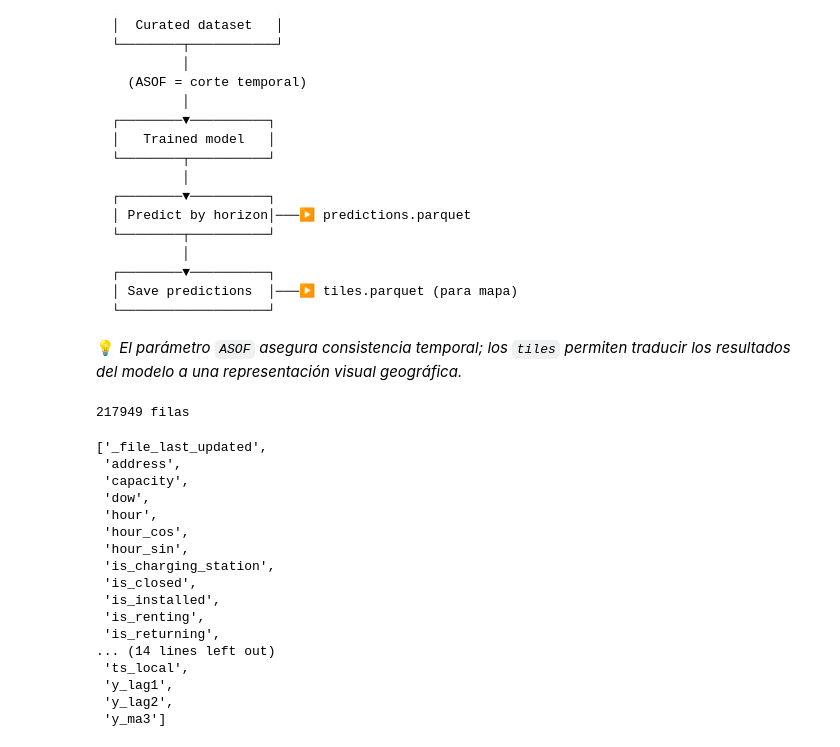
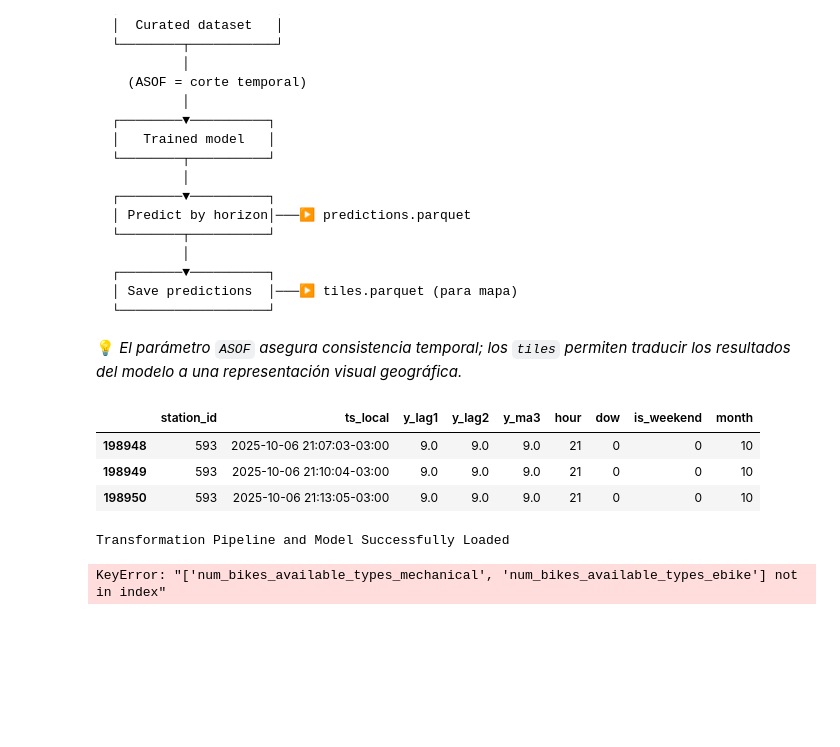
Before and after one commit to ri1965/ecobici_automl, a Jupyter notebook: notebooks/PASO_8_predict_dashboard.ipynb, the cells around one changed output. Saved outputs shown, nothing was run; the diff lists cells and outputs as text; code cells hidden in the pictures; blank space fills up the shorter version.

```diff
--- a/notebooks/PASO_8_predict_dashboard.ipynb
+++ b/notebooks/PASO_8_predict_dashboard.ipynb
@@ -393,27 +393,50 @@ ASOF timestamp → busca los últimos datos → modelo predice → guarda predic
     └───────────────────┘
 
 💡 *El parámetro `ASOF` asegura consistencia temporal; los `tiles` permiten traducir los resultados del modelo a una representación visual geográfica.*
-# %%
-import pandas as pd
-df = pd.read_parquet("../data/curated/ecobici_model_ready.parquet")
-print(len(df), "filas")
-sorted(df.columns.tolist())[:30]  # muestra primeras 30 columnas ordenadas
-# %% [output]
-217949 filas
-['_file_last_updated',
- 'address',
- 'capacity',
- 'dow',
- 'hour',
- 'hour_cos',
- 'hour_sin',
- 'is_charging_station',
- 'is_closed',
- 'is_installed',
- 'is_renting',
- 'is_returning',
-... (14 lines left out)
- 'ts_local',
- 'y_lag1',
- 'y_lag2',
- 'y_ma3']
+# %%
+import pandas as pd
+preds = pd.read_parquet("../predictions/latest.parquet")
+
+# 1) ¿Varía algo por horizonte?
+preds.groupby("h")["yhat"].describe()
+
+# 2) ¿Para la misma estación/ts base las features usadas son iguales para todos los h?
+# (esto explicaría por qué el modelo devuelve lo mismo para 1,3,6,12)
+Xref = pd.read_parquet("../data/curated/ecobici_model_ready.parquet")
+cols_feats = ["y_lag1","y_lag2","y_ma3","hour","dow","is_weekend","month"]  # ajustá si usás más
+Xref[["station_id","ts_local"] + cols_feats].sort_values(["station_id","ts_local"]).tail(3)
+# %% [output]
+|  | station_id | ts_local | y_lag1 | y_lag2 | y_ma3 | hour | dow | is_weekend | month |
+| 198948 | 593 | 2025-10-06 21:07:03-03:00 | 9.0 | 9.0 | 9.0 | 21 | 0 | 0 | 10 |
+| 198949 | 593 | 2025-10-06 21:10:04-03:00 | 9.0 | 9.0 | 9.0 | 21 | 0 | 0 | 10 |
+| 198950 | 593 | 2025-10-06 21:13:05-03:00 | 9.0 | 9.0 | 9.0 | 21 | 0 | 0 | 10 |
+# %%
+from pycaret.regression import load_model, predict_model
+import pandas as pd
+
+model = load_model("../models/03A_pycaret/pycaret_best_model")  # sin .pkl
+X_base = pd.read_parquet("../data/curated/ecobici_model_ready.parquet")
+
+def build_future(X, h):
+    X = X.copy()
+    X["timestamp_pred"] = X["ts_local"] + pd.to_timedelta(h, "h")
+    X["hour"] = (X["hour"] + h) % 24
+    # si tu dataset ya trae dow/month de la hora actual, recomputalos para T+h:
+    X["dow"] = (X["timestamp_pred"].dt.dayofweek).astype(int)
+    X["month"] = (X["timestamp_pred"].dt.month).astype(int)
+    X["is_weekend"] = X["dow"].isin([5,6]).astype(int)
+    X["hour_sin"] = np.sin(2*np.pi*X["hour"]/24.0)
+    X["hour_cos"] = np.cos(2*np.pi*X["hour"]/24.0)
+    return X
+
+dfs = []
+for h in [1,3,6,12]:
+    X_h = build_future(X_base, h)
+    out = predict_model(model, data=X_h)
+    dfs.append(out[["station_id","timestamp_pred"]].assign(h=h, yhat=out["Label"]))
+
+preds = pd.concat(dfs, ignore_index=True)
+preds.to_parquet("../predictions/latest.parquet", index=False)
+# %% [output]
+Transformation Pipeline and Model Successfully Loaded
+KeyError: "['num_bikes_available_types_mechanical', 'num_bikes_available_types_ebike'] not in index"
```
Also changed, not shown: parts of 1 cell of this notebook, 4 other files.
